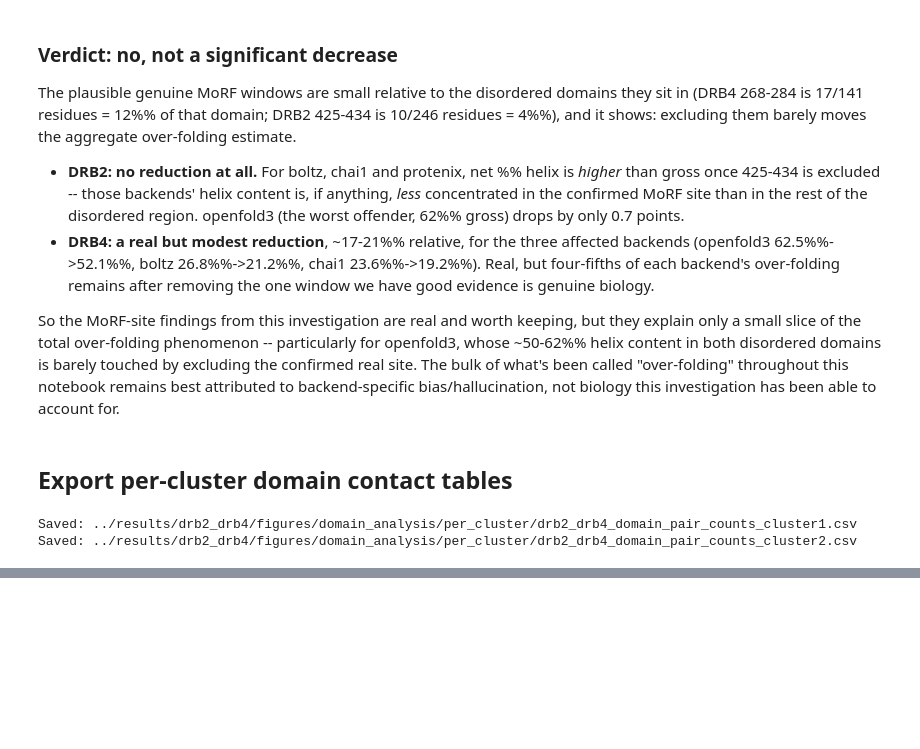
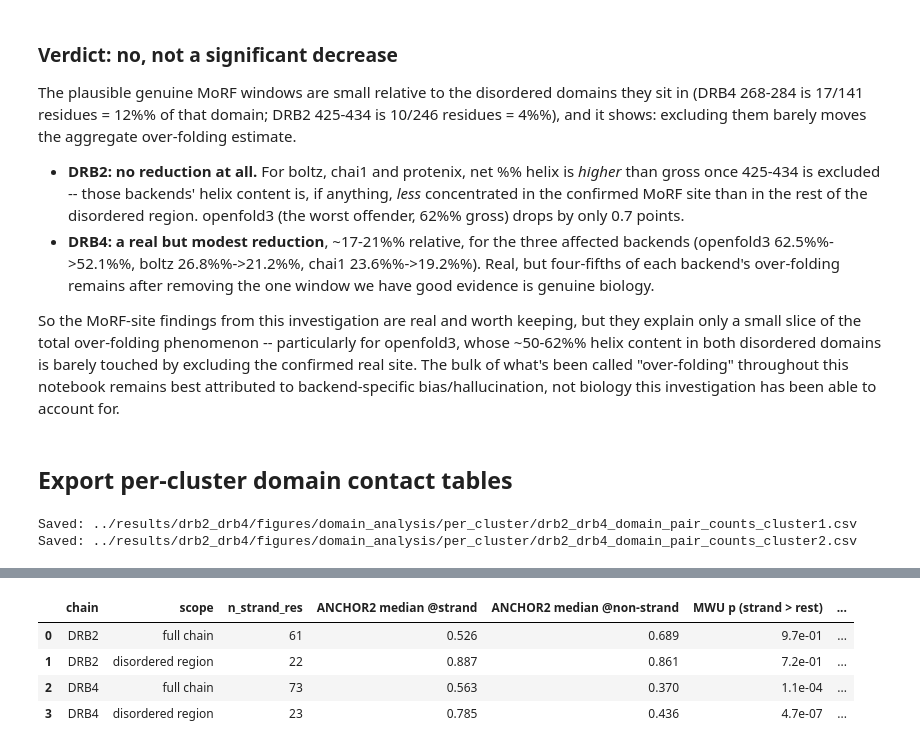
Before and after one commit to EtienneReboul/ABCfold_ifb_drbs_dcl4_ds_rna_complexes, a Jupyter notebook: notebooks/drb2_drb4_domain_analysis.ipynb, the cells around one changed output, grey strips where cells are left out. Drawn from its saved outputs; the diff is of its cells as text; code cells hidden in the pictures; blank space fills up the shorter version.

```diff
--- a/notebooks/drb2_drb4_domain_analysis.ipynb
+++ b/notebooks/drb2_drb4_domain_analysis.ipynb
@@ -1625,0 +2171,35 @@ Saved: ../results/drb2_drb4/figures/domain_analysis/per_cluster/drb2_drb4_domain
+# %%
+# Quantitative check: is ANCHOR2 higher at this model's strand residues than
+# elsewhere? (full chain, and restricted to the disordered region so DRB2's
+# uniformly-high C-terminal ANCHOR2 doesn't swamp the comparison)
+from scipy.stats import mannwhitneyu
+
+DIS = {"A": (189, 434), "B": (151, 291)}
+rows = []
+for ch in ["A", "B"]:
+    a = aiu_model[ch].merge(
+        model_dssp[model_dssp["chain"] == ch][["resnum", "ss_type"]]
+        .rename(columns={"resnum": "pos"}), on="pos", how="left")
+    a["is_strand"] = a["ss_type"] == "strand"
+    a["near_strand"] = a["is_strand"].astype(int).rolling(7, center=True, min_periods=1).max()
+    for scope, sub in [("full chain", a), ("disordered region", a[a["pos"].between(*DIS[ch])])]:
+        s, ns = sub[sub["is_strand"]], sub[~sub["is_strand"]]
+        if len(s) < 3 or len(ns) < 3:
+            continue
+        _, p = mannwhitneyu(s["anchor2"], ns["anchor2"], alternative="greater")
+        corr = float(np.corrcoef(sub["anchor2"], sub["near_strand"])[0, 1])
+        rows.append({
+            "chain": CHAINS[ch], "scope": scope, "n_strand_res": len(s),
+            "ANCHOR2 median @strand": round(float(s["anchor2"].median()), 3),
+            "ANCHOR2 median @non-strand": round(float(ns["anchor2"].median()), 3),
+            "MWU p (strand > rest)": f"{p:.1e}",
+            "corr(ANCHOR2, near-strand)": round(corr, 3),
+        })
+check = pd.DataFrame(rows)
+display(check)
+# %% [output]
+|  | chain | scope | n_strand_res | ANCHOR2 median @strand | ANCHOR2 median @non-strand | MWU p (strand > rest) | ... |
+| 0 | DRB2 | full chain | 61 | 0.526 | 0.689 | 9.7e-01 | ... |
+| 1 | DRB2 | disordered region | 22 | 0.887 | 0.861 | 7.2e-01 | ... |
+| 2 | DRB4 | full chain | 73 | 0.563 | 0.370 | 1.1e-04 | ... |
+| 3 | DRB4 | disordered region | 23 | 0.785 | 0.436 | 4.7e-07 | ... |
```
Also changed, not shown: parts of 14 cells of this notebook, 3 other files.
